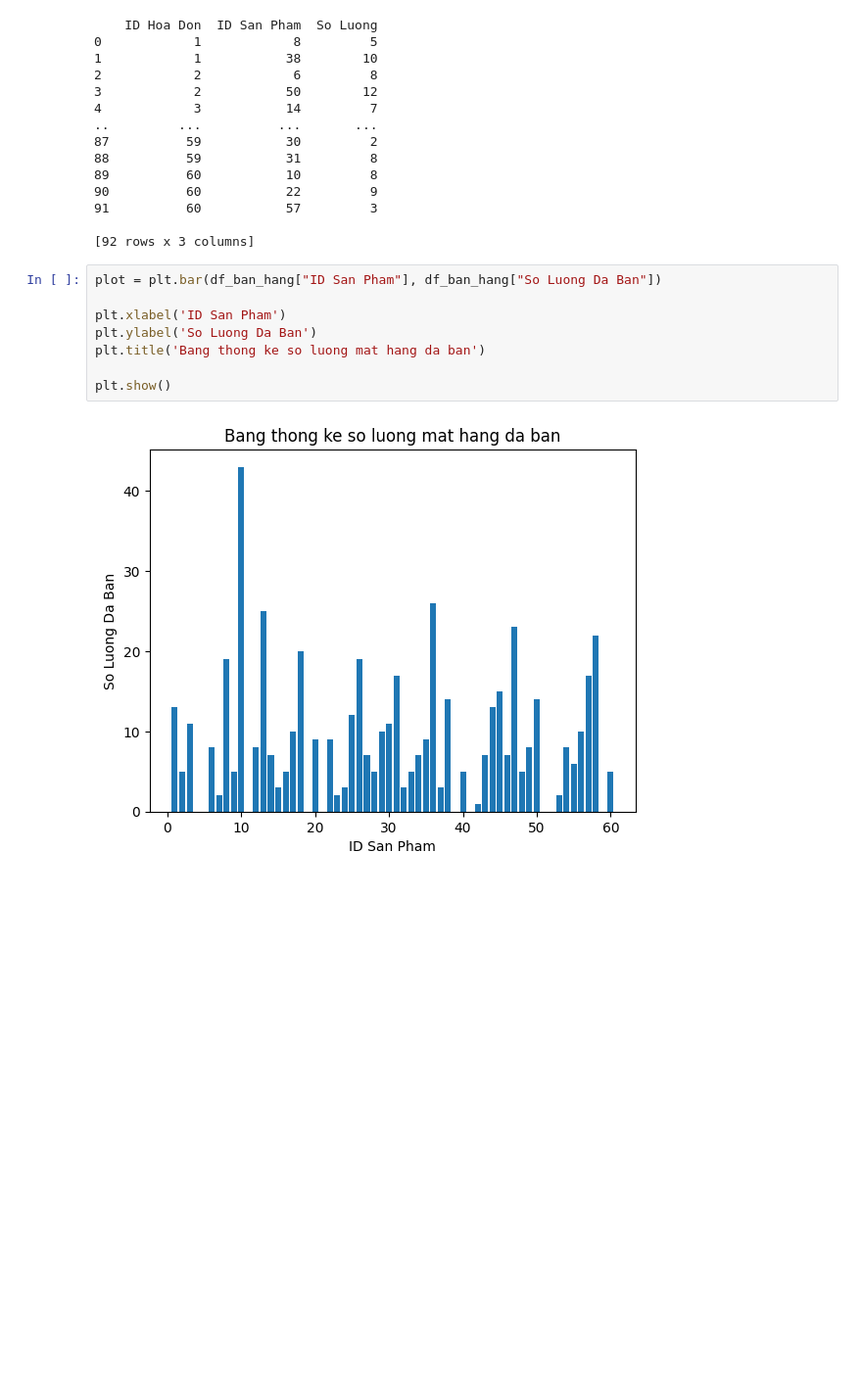
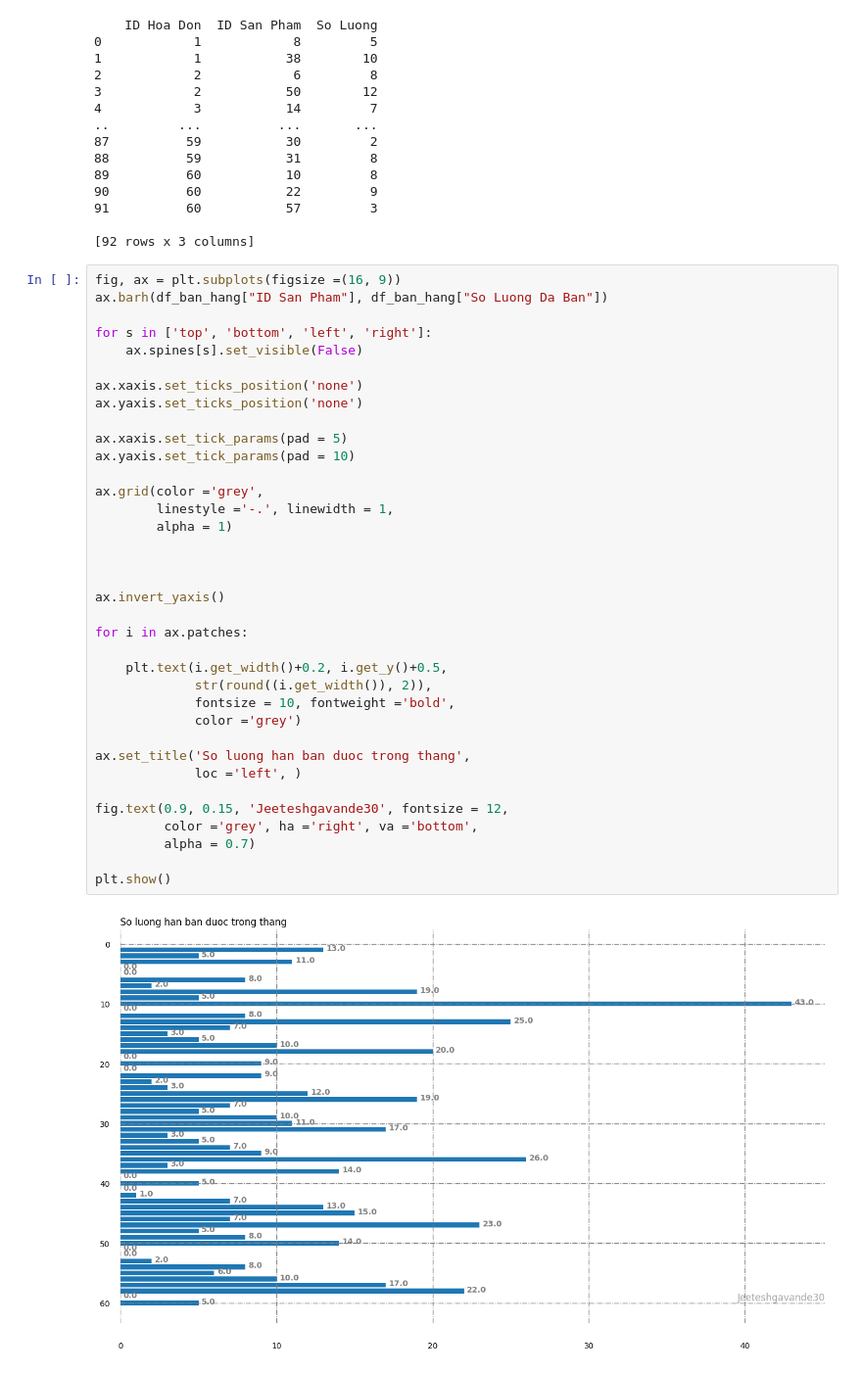
Before and after one commit to maingocdoan1809/LDUD_N12_65PM12, a Jupyter notebook: part_two/main.ipynb, the cells around one changed output. Shown: that part at 98% size. Saved outputs shown, nothing was run; the diff lists cells and outputs as text; blank space fills up the shorter version.

```diff
--- a/part_two/main.ipynb
+++ b/part_two/main.ipynb
@@ -90,13 +90,41 @@ print(df_thong_tin)
 91          60           57         3
 
 [92 rows x 3 columns]
-# %%
-plot = plt.bar(df_ban_hang["ID San Pham"], df_ban_hang["So Luong Da Ban"])
-
-plt.xlabel('ID San Pham')
-plt.ylabel('So Luong Da Ban')
-plt.title('Bang thong ke so luong mat hang da ban')
-
-plt.show()
-# %% [output]
-[figure, removed]
+# %%
+fig, ax = plt.subplots(figsize =(16, 9))
+ax.barh(df_ban_hang["ID San Pham"], df_ban_hang["So Luong Da Ban"])
+
+for s in ['top', 'bottom', 'left', 'right']:
+    ax.spines[s].set_visible(False)
+
+ax.xaxis.set_ticks_position('none')
+ax.yaxis.set_ticks_position('none')
+
+ax.xaxis.set_tick_params(pad = 5)
+ax.yaxis.set_tick_params(pad = 10)
+
+ax.grid(color ='grey',
+        linestyle ='-.', linewidth = 1,
+        alpha = 1)
+
+
+
+ax.invert_yaxis()
+
+for i in ax.patches:
+
+    plt.text(i.get_width()+0.2, i.get_y()+0.5,
+             str(round((i.get_width()), 2)),
+             fontsize = 10, fontweight ='bold',
+             color ='grey')
+
+ax.set_title('So luong han ban duoc trong thang',
+             loc ='left', )
+
+fig.text(0.9, 0.15, 'Jeeteshgavande30', fontsize = 12,
+         color ='grey', ha ='right', va ='bottom',
+         alpha = 0.7)
+
+plt.show()
+# %% [output]
+[figure, added]
```
Also changed, not shown: 1 other file.
